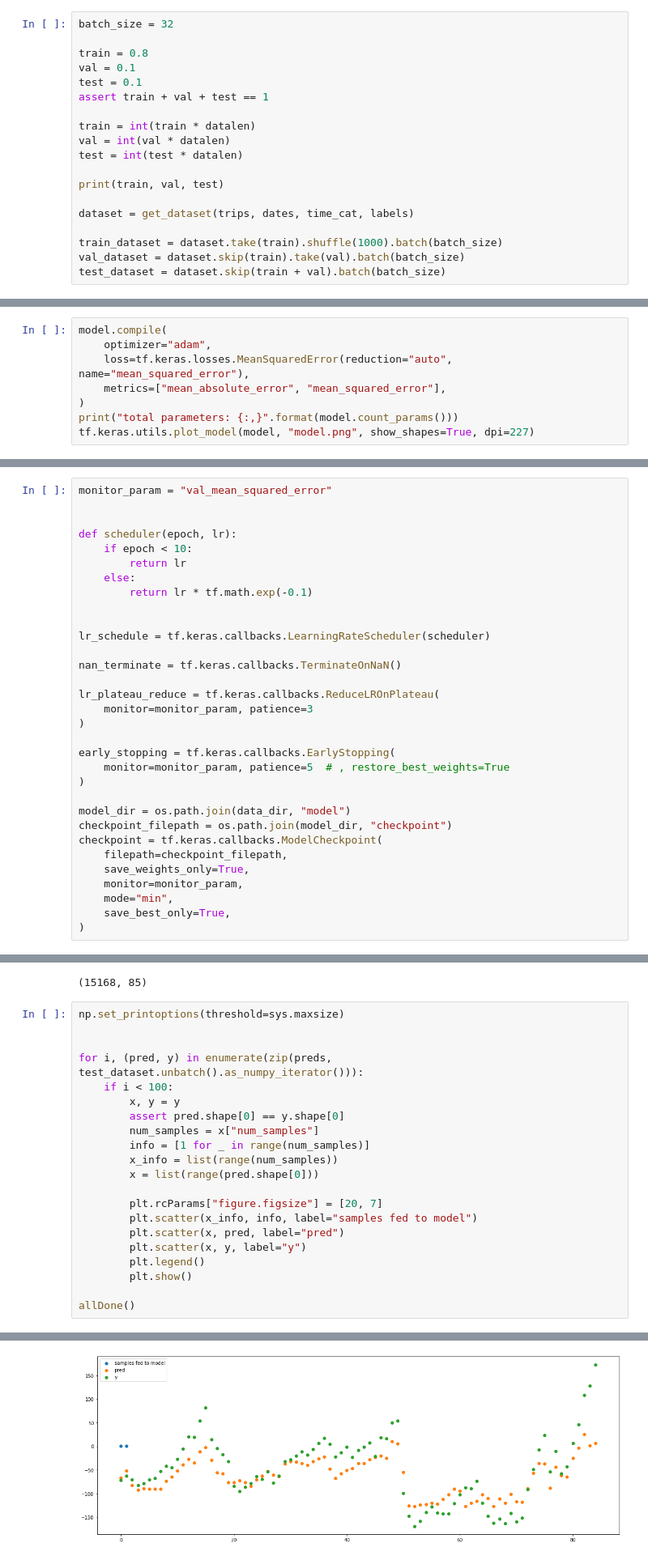
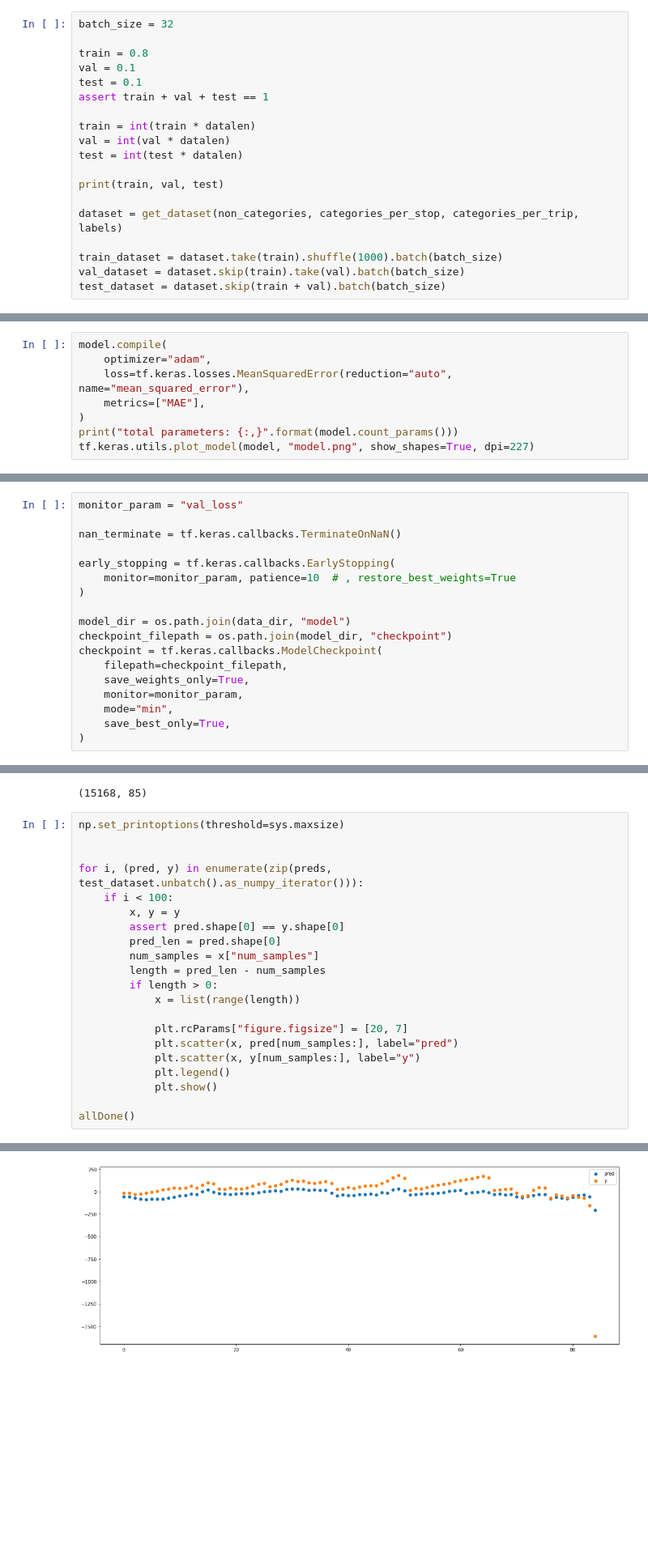
Before and after one commit to grahamseamans/bus_prediction, a Jupyter notebook: src/LSTM.ipynb, the cells around one changed output, grey strips where cells are left out. Shown at 81% size. Saved outputs shown, nothing was run; the diff lists cells and outputs as text; blank space fills up the shorter version.

Commit message:
working with full length inputs and ouputs

```diff
--- a/src/LSTM.ipynb
+++ b/src/LSTM.ipynb
@@ -245,7 +283,7 @@ test = int(test * datalen)
 
 print(train, val, test)
 
-dataset = get_dataset(trips, dates, time_cat, labels)
+dataset = get_dataset(non_categories, categories_per_stop, categories_per_trip, labels)
 
 train_dataset = dataset.take(train).shuffle(1000).batch(batch_size)
 val_dataset = dataset.skip(train).take(val).batch(batch_size)
@@ -297,7 +341,7 @@ model = tf.keras.Model(
 model.compile(
     optimizer="adam",
     loss=tf.keras.losses.MeanSquaredError(reduction="auto", name="mean_squared_error"),
-    metrics=["mean_absolute_error", "mean_squared_error"],
+    metrics=["MAE"],
 )
 print("total parameters: {:,}".format(model.count_params()))
 tf.keras.utils.plot_model(model, "model.png", show_shapes=True, dpi=227)
@@ -307,24 +351,10 @@ total parameters: 2,270,547
 # %%
-monitor_param = "val_mean_squared_error"
-
-
-def scheduler(epoch, lr):
-    if epoch < 10:
-        return lr
-    else:
-        return lr * tf.math.exp(-0.1)
-
-
-lr_schedule = tf.keras.callbacks.LearningRateScheduler(scheduler)
+monitor_param = "val_loss"
 
 nan_terminate = tf.keras.callbacks.TerminateOnNaN()
 
-lr_plateau_reduce = tf.keras.callbacks.ReduceLROnPlateau(
-    monitor=monitor_param, patience=3
-)
-
 early_stopping = tf.keras.callbacks.EarlyStopping(
-    monitor=monitor_param, patience=5  # , restore_best_weights=True
+    monitor=monitor_param, patience=10  # , restore_best_weights=True
 )
 
 model_dir = os.path.join(data_dir, "model")
@@ -389,17 +417,17 @@ for i, (pred, y) in enumerate(zip(preds, test_dataset.unbatch().as_numpy_iterato
     if i < 100:
         x, y = y
         assert pred.shape[0] == y.shape[0]
+        pred_len = pred.shape[0]
         num_samples = x["num_samples"]
-        info = [1 for _ in range(num_samples)]
-        x_info = list(range(num_samples))
-        x = list(range(pred.shape[0]))
+        length = pred_len - num_samples
+        if length > 0:
+            x = list(range(length))
 
-        plt.rcParams["figure.figsize"] = [20, 7]
-        plt.scatter(x_info, info, label="samples fed to model")
-        plt.scatter(x, pred, label="pred")
-        plt.scatter(x, y, label="y")
-        plt.legend()
-        plt.show()
+            plt.rcParams["figure.figsize"] = [20, 7]
+            plt.scatter(x, pred[num_samples:], label="pred")
+            plt.scatter(x, y[num_samples:], label="y")
+            plt.legend()
+            plt.show()
 
 allDone()
 # %% [output]
@@ -413 +441 @@ allDone()
-[figure, old version]
+[figure, new version]
```
Also changed, not shown: parts of 8 cells of this notebook, 2 other files.
